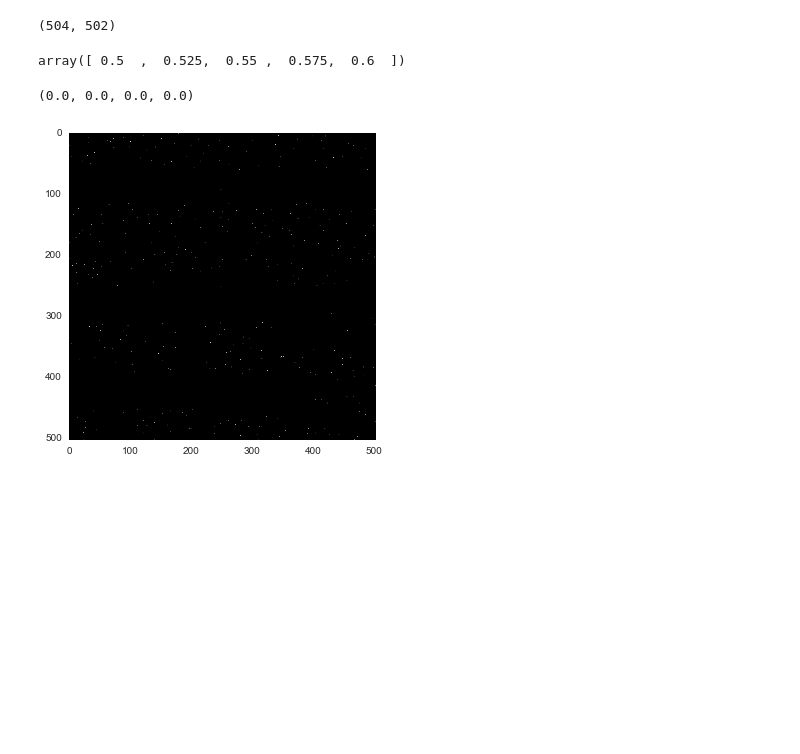
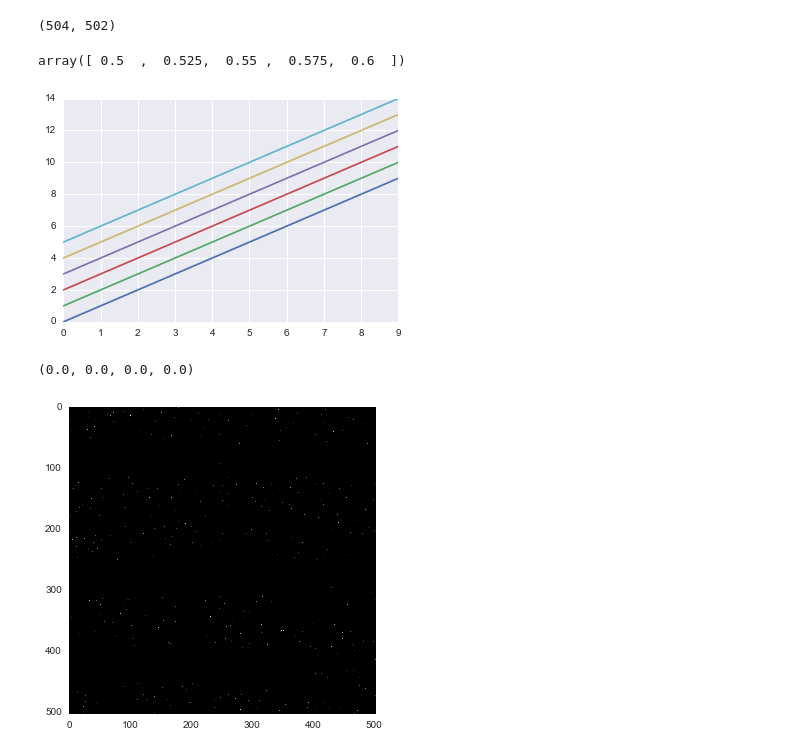
Before and after one commit to kaylanb/thesis_code, a Jupyter notebook: Testing.ipynb, the cells around one changed output. Cells and saved outputs as stored; diff of their text form; code cells hidden in the pictures; blank space fills up the shorter version.

```diff
--- a/Testing.ipynb
+++ b/Testing.ipynb
@@ -177,6 +176,11 @@ def dev(r):
     return sersic(r)
 # %% [output]
 array([ 0.5  ,  0.525,  0.55 ,  0.575,  0.6  ])
+# %%
+sns.color_palette('dark')
+for i in range(6): plt.plot(np.arange(10)+i)
+# %% [output]
+[figure, added]
 # %%
 cat['shapeexp_r'][0],cat['shapeexp_e1'][0],cat['shapeexp_e2'][0],cat['fracdev'][0]
 # %% [output]
```
Also changed, not shown: parts of 3 cells of this notebook, 2 other files.
